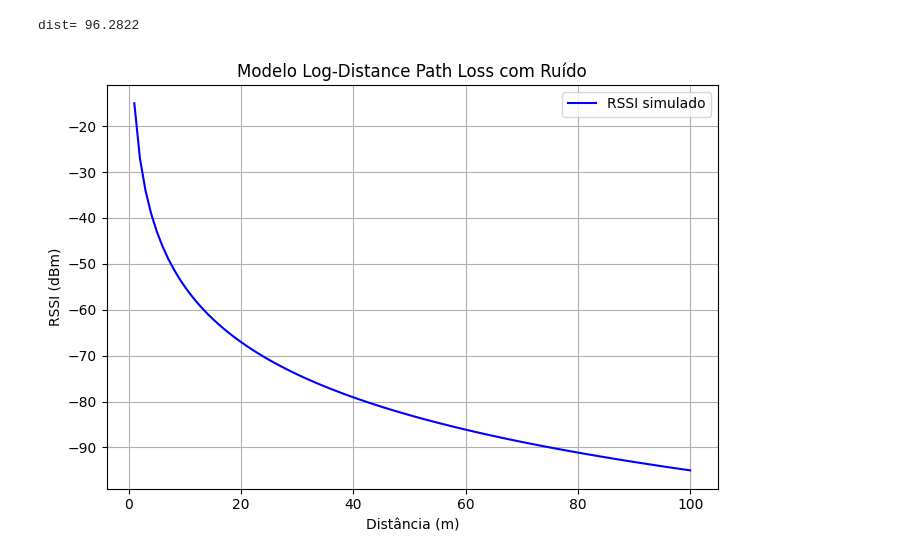
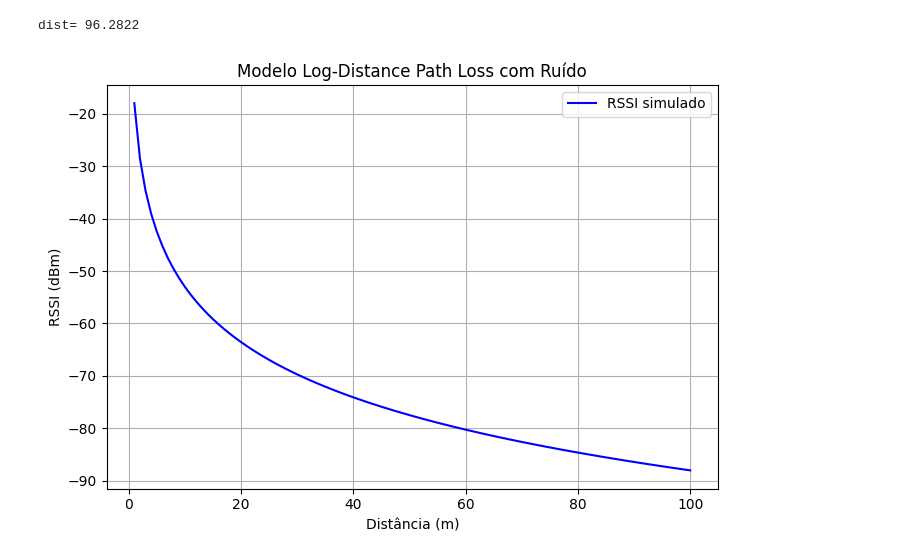
Before and after one commit to JunioCesarFerreira/cooja-tools, a Jupyter notebook: simulations/distance.ipynb, the cells around one changed output. Drawn from its saved outputs; the diff is of its cells as text; code cells hidden in the pictures.

```diff
--- a/simulations/distance.ipynb
+++ b/simulations/distance.ipynb
@@ -37,32 +37,32 @@ dist= 96.2822
 # %%
 import numpy as np
 import matplotlib.pyplot as plt
 
 def path_loss(d, Pt=-30, n=2.5, d0=1.0, sigma=2.0):
     """
     Modelo log-distance com ruído normal.
     Pt: potência transmitida (dBm)
     n: expoente de perda
     d0: distância de referência (m)
     sigma: desvio padrão do ruído (dB)
     """
     np.random.seed(42)
     X_sigma = np.random.normal(0, sigma, size=len(d))
     Pr = Pt - 10 * n * np.log10(d / d0) + X_sigma
     return Pr
 
 # distâncias de 1 a 100 m
 dist = np.linspace(1, 100, 100)
-rssi = path_loss(dist, Pt=-15, n=4.0, sigma=0)
+rssi = path_loss(dist, Pt=-18, n=3.5, sigma=0.0)
 
 plt.figure(figsize=(7, 5))
 plt.plot(dist, rssi, label="RSSI simulado", color="blue")
 plt.xlabel("Distância (m)")
 plt.ylabel("RSSI (dBm)")
 plt.title("Modelo Log-Distance Path Loss com Ruído")
 plt.grid(True)
 plt.legend()
 plt.tight_layout()
 plt.show()
 # %% [output]
-[figure, old version]
+[figure, new version]
```
Also changed, not shown: 46 other files.
